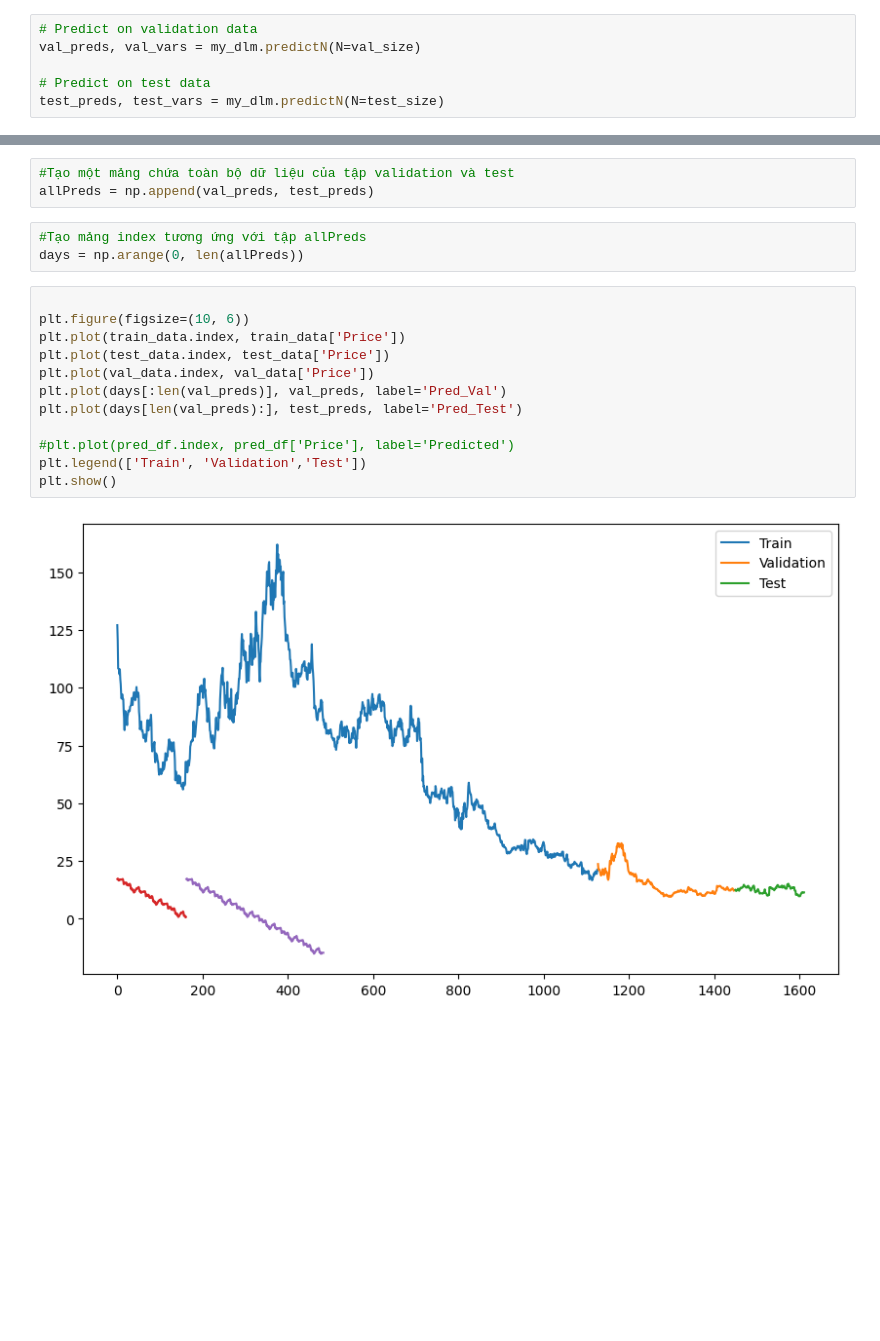
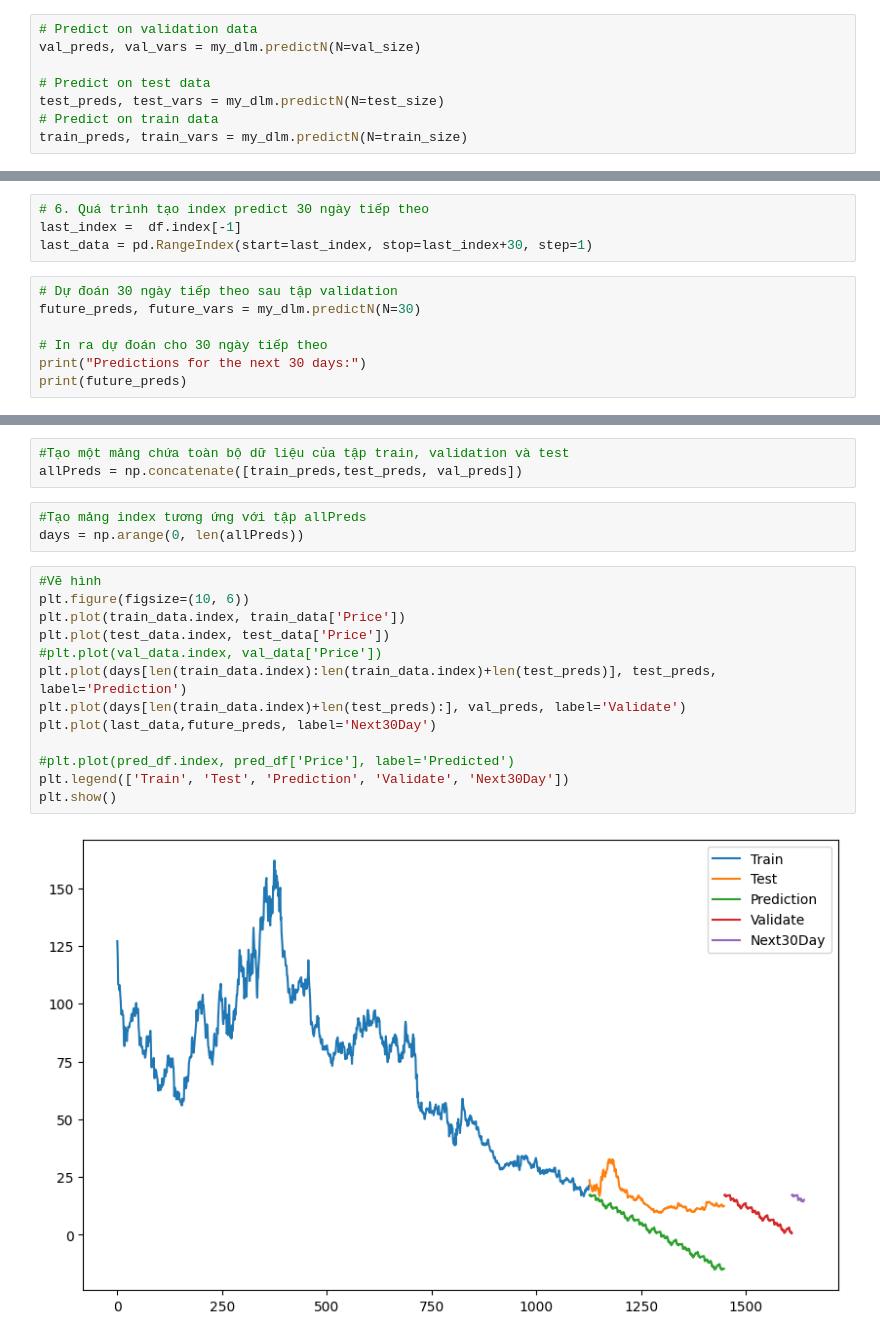
Before and after one commit to dangnghiepcuong/IS403.N21.HTTT_Nhom2, a Jupyter notebook: 8. BDLM/AMD_BDLM_Model_721.ipynb, the cells around one changed output, grey strips where cells are left out. Cells and saved outputs as stored; diff of their text form; blank space fills up the shorter version.

```diff
--- a/8. BDLM/BDLM.ipynb
+++ b/8. BDLM/AMD_BDLM_Model_721.ipynb
@@ -160,3 +164,5 @@ val_preds, val_vars = my_dlm.predictN(N=val_size)
 
 # Predict on test data
 test_preds, test_vars = my_dlm.predictN(N=test_size)
+# Predict on train data
+train_preds, train_vars = my_dlm.predictN(N=train_size)
@@ -162,0 +211,11 @@ test_preds, test_vars = my_dlm.predictN(N=test_size)
+# %%
+# 6. Quá trình tạo index predict 30 ngày tiếp theo
+last_index =  df.index[-1]
+last_data = pd.RangeIndex(start=last_index, stop=last_index+30, step=1)
+# %%
+# Dự đoán 30 ngày tiếp theo sau tập validation
+future_preds, future_vars = my_dlm.predictN(N=30)
+
+# In ra dự đoán cho 30 ngày tiếp theo
+print("Predictions for the next 30 days:")
+print(future_preds)
@@ -163,20 +225,21 @@ test_preds, test_vars = my_dlm.predictN(N=test_size)
 # %%
-#Tạo một mảng chứa toàn bộ dữ liệu của tập validation và test
-allPreds = np.append(val_preds, test_preds)
+#Tạo một mảng chứa toàn bộ dữ liệu của tập train, validation và test
+allPreds = np.concatenate([train_preds,test_preds, val_preds])
 # %%
 #Tạo mảng index tương ứng với tập allPreds
 days = np.arange(0, len(allPreds))
 # %%
-
+#Vẽ hình
 plt.figure(figsize=(10, 6))
 plt.plot(train_data.index, train_data['Price'])
 plt.plot(test_data.index, test_data['Price'])
-plt.plot(val_data.index, val_data['Price'])
-plt.plot(days[:len(val_preds)], val_preds, label='Pred_Val')
-plt.plot(days[len(val_preds):], test_preds, label='Pred_Test')
+#plt.plot(val_data.index, val_data['Price'])
+plt.plot(days[len(train_data.index):len(train_data.index)+len(test_preds)], test_preds, label='Prediction')
+plt.plot(days[len(train_data.index)+len(test_preds):], val_preds, label='Validate')
+plt.plot(last_data,future_preds, label='Next30Day')
 
 #plt.plot(pred_df.index, pred_df['Price'], label='Predicted')
-plt.legend(['Train', 'Validation','Test'])
+plt.legend(['Train', 'Test', 'Prediction', 'Validate', 'Next30Day'])
 plt.show()
 # %% [output]
-[figure, old version]
+[figure, new version]
```
Also changed, not shown: parts of 10 cells of this notebook, 18 other files.
